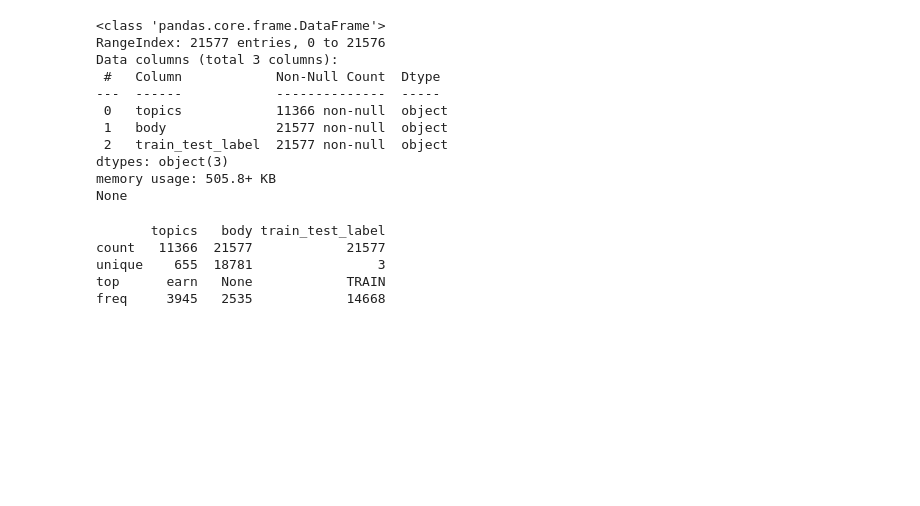
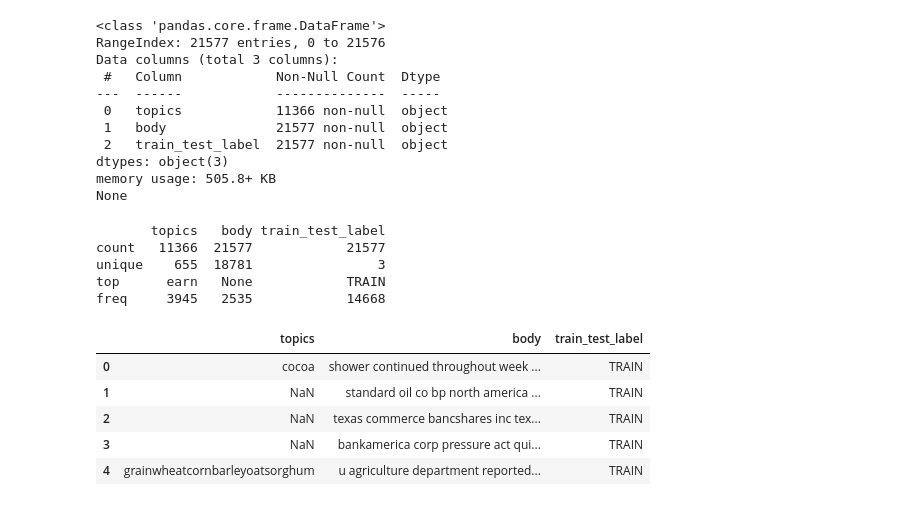
Before and after one commit to ytchen175/IR_2022, a Jupyter notebook: HW03/HW03.ipynb, the cells around one changed output. Saved outputs shown, nothing was run; the diff lists cells and outputs as text; code cells hidden in the pictures; blank space fills up the shorter version.

```diff
--- a/HW03/HW03.ipynb
+++ b/HW03/HW03.ipynb
@@ -252,3 +313,12 @@ freq     3945   2535            14668
+# %%
+df.head()
+# %% [output]
+|  | topics | body | train_test_label |
+| 0 | cocoa | shower continued throughout week ... | TRAIN |
+| 1 | NaN | standard oil co bp north america ... | TRAIN |
+| 2 | NaN | texas commerce bancshares inc tex... | TRAIN |
+| 3 | NaN | bankamerica corp pressure act qui... | TRAIN |
+| 4 | grainwheatcornbarleyoatsorghum | u agriculture department reported... | TRAIN |
 # %%
 train_set = df[(df['train_test_label']=='TRAIN')]
 train_set = train_set.dropna()
```
Also changed, not shown: parts of 13 cells of this notebook.
